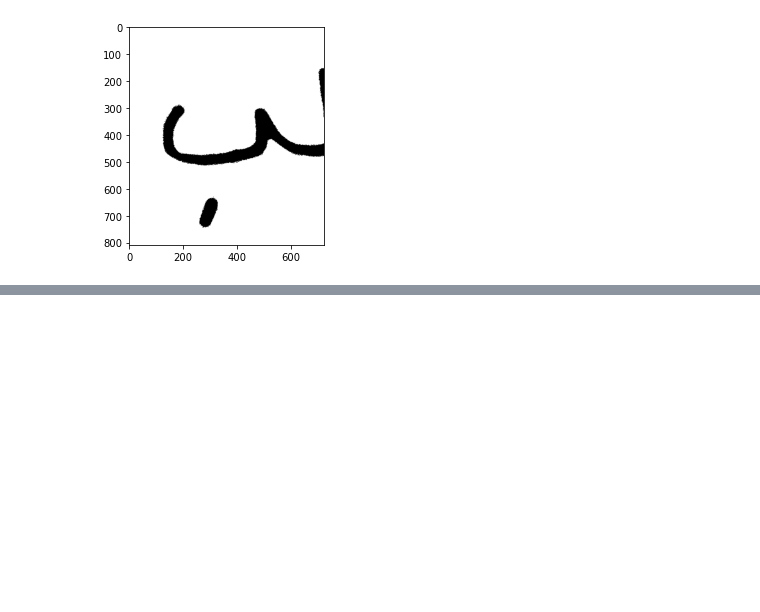
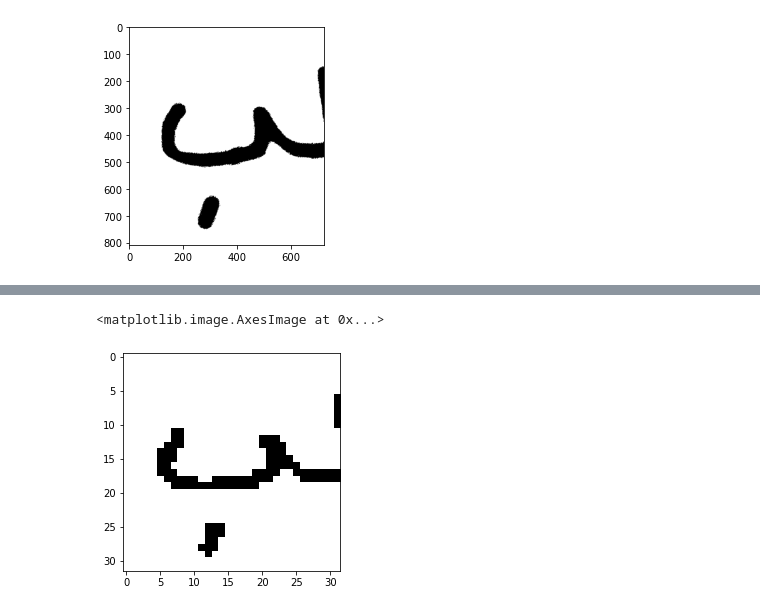
Before and after one commit to mohachmadim/ISS296, a Jupyter notebook: ISS296-PreProcessing.ipynb, the cells around one changed output, grey strips where cells are left out. Saved outputs shown, nothing was run; the diff lists cells and outputs as text; code cells hidden in the pictures; blank space fills up the shorter version.

```diff
--- a/ISS296-PreProcessing.ipynb
+++ b/ISS296-PreProcessing.ipynb
@@ -446,0 +484,7 @@ ERROR: No matching distribution found for Tkinter
+# %%
+final_imgBtW = np.zeros(resized.shape, resized.dtype)
+blackToWhite(final_img, final_imgBtW)
+plt.imshow(final_imgBtW, cmap='gray', vmin=0, vmax=255)
+# %% [output]
+<matplotlib.image.AxesImage at 0x...>
+[figure, added]
```
Also changed, not shown: parts of 9 cells of this notebook, 1 other file.
